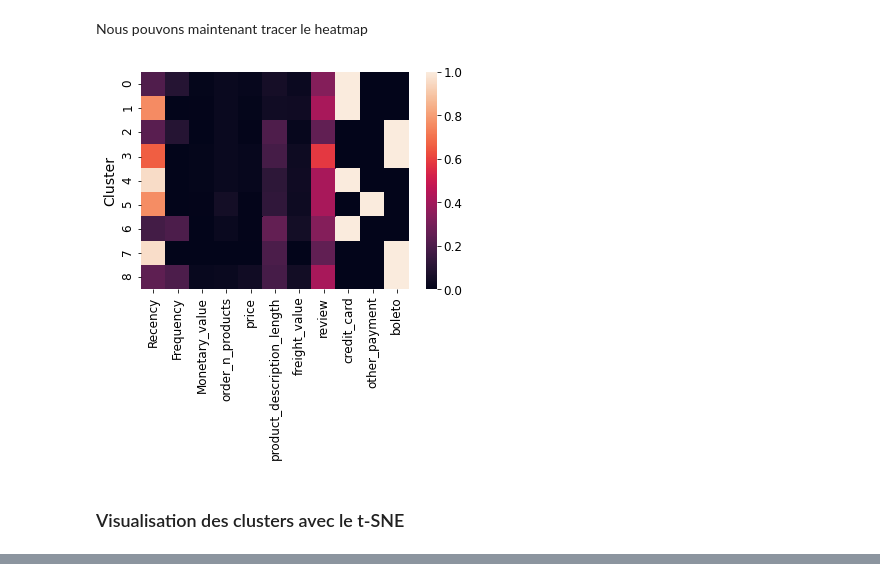
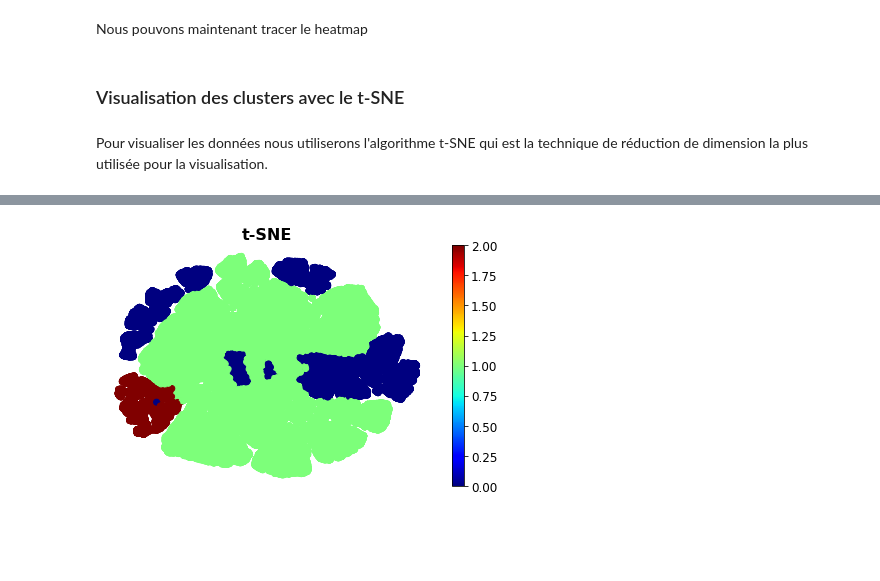
Before and after one commit to Pierre-Eloi/OC_DS_Project5, a Jupyter notebook: Project5_Data_Clustering.ipynb, the cells around one changed output, grey strips where cells are left out. Saved outputs shown, nothing was run; the diff lists cells and outputs as text; code cells hidden in the pictures; blank space fills up the shorter version.

```diff
--- a/Project5_Data_Clustering.ipynb
+++ b/Project5_Data_Clustering.ipynb
@@ -550,18 +569,21 @@ idx_heatmap = np.argmax(knn.predict_proba(X_scaled[dbscan.core_sample_indices_])
 # %% [markdown]
 Nous pouvons maintenant tracer le heatmap
-# %%
-df_heatmap = df_clean.iloc[dbscan.core_sample_indices_].iloc[idx_heatmap].copy()
-# Scale data to get a [0, 1] range for each sample
-scaler = MinMaxScaler()
-scaler.fit(df_clean.values)
-df_heatmap.loc[:, :] = scaler.transform(df_heatmap.values)
-# Reset the index with labels
-df_heatmap["Cluster"] = dbscan.labels_[dbscan.core_sample_indices_][idx_heatmap]
-df_heatmap.set_index("Cluster", inplace=True)
-
-# Plot the heatmap
-ax = sns.heatmap(df_heatmap)
-# %% [output]
-[figure, removed]
 # %% [markdown]
 ### Visualisation des clusters avec le t-SNE
+# %% [markdown]
+Pour visualiser les données nous utiliserons l'algorithme t-SNE qui est la technique de réduction de dimension la plus utilisée pour la visualisation.
+# %%
+from sklearn.manifold import TSNE
+
+tsne = TSNE(n_components=2, random_state=42)
+t0 = time.time()
+X_tsne = tsne.fit_transform(X_scaled)
+t1 = time.time()
+print("t-SNE took {:.1f}s".format(t1 - t0))
+plt.scatter(X_tsne[:, 0], X_tsne[:, 1], c=kmeans.labels_, cmap="jet")
+plt.axis('off')
+plt.colorbar()
+plt.title("t-SNE")
+save_fig("t-SNE_plot")
+plt.show()
+# %% [output]
@@ -567,0 +592 @@ ax = sns.heatmap(df_heatmap)
+[figure, added]
```
Also changed, not shown: parts of 28 cells of this notebook, 1 other file.
